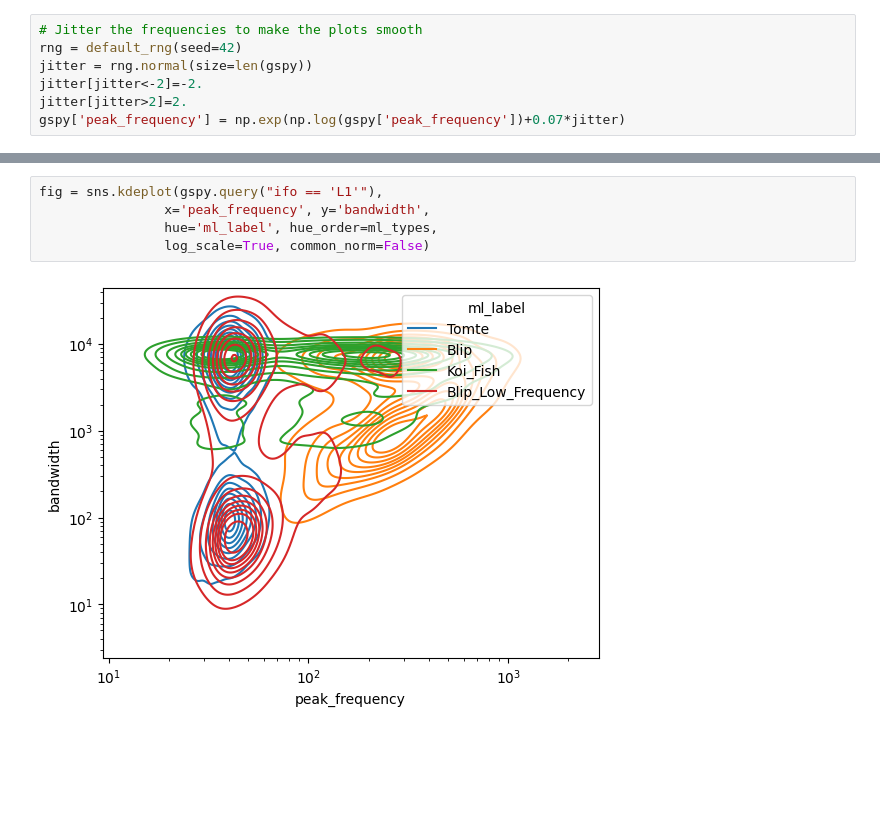
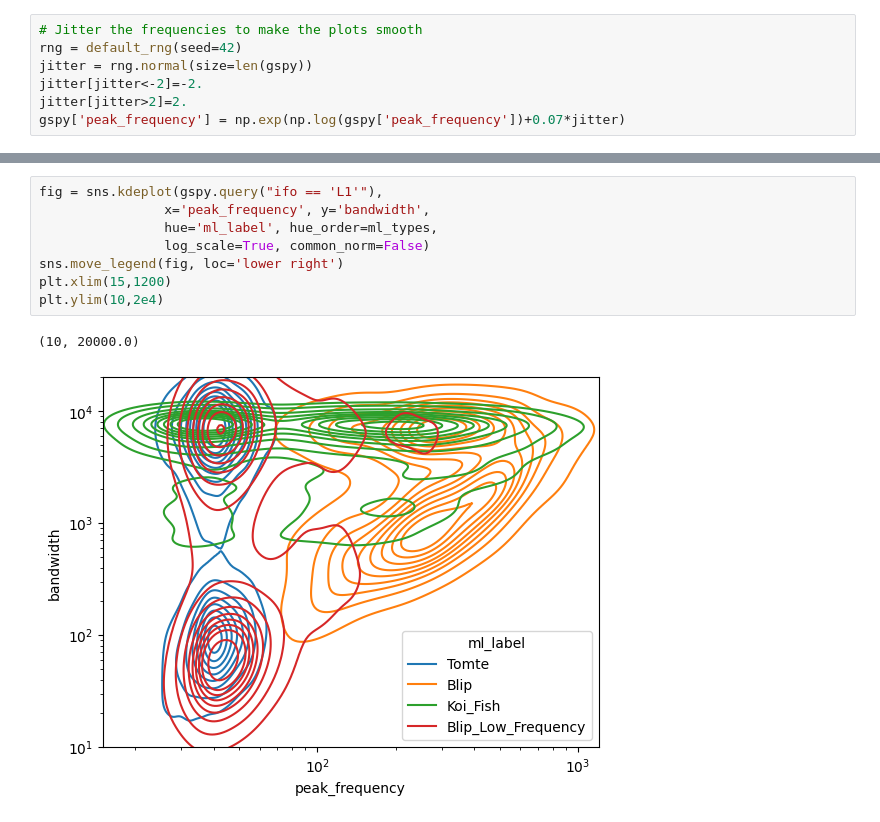
Before and after one commit to andrew-lundgren/antiglitch, a Jupyter notebook: plots/plot_gspy.ipynb, the cells around one changed output, grey strips where cells are left out. Cells and saved outputs as stored; diff of their text form; blank space fills up the shorter version.

Commit message:
Plotting notebooks

```diff
--- a/plots/plot_gspy.ipynb
+++ b/plots/plot_gspy.ipynb
@@ -74,10 +78,14 @@ plt.ylim(7,2e4)
 # %%
 fig = sns.kdeplot(gspy.query("ifo == 'L1'"),
                 x='peak_frequency', y='bandwidth',
                 hue='ml_label', hue_order=ml_types,
                 log_scale=True, common_norm=False)
+sns.move_legend(fig, loc='lower right')
+plt.xlim(15,1200)
+plt.ylim(10,2e4)
 # %% [output]
+(10, 20000.0)
-[figure, old version]
+[figure, new version]
 # %%
 fig = sns.kdeplot(gspy.query("ifo == 'H1'"),
                 x='peak_frequency', y='bandwidth',
```
Also changed, not shown: parts of 7 cells of this notebook, 2 other files.
